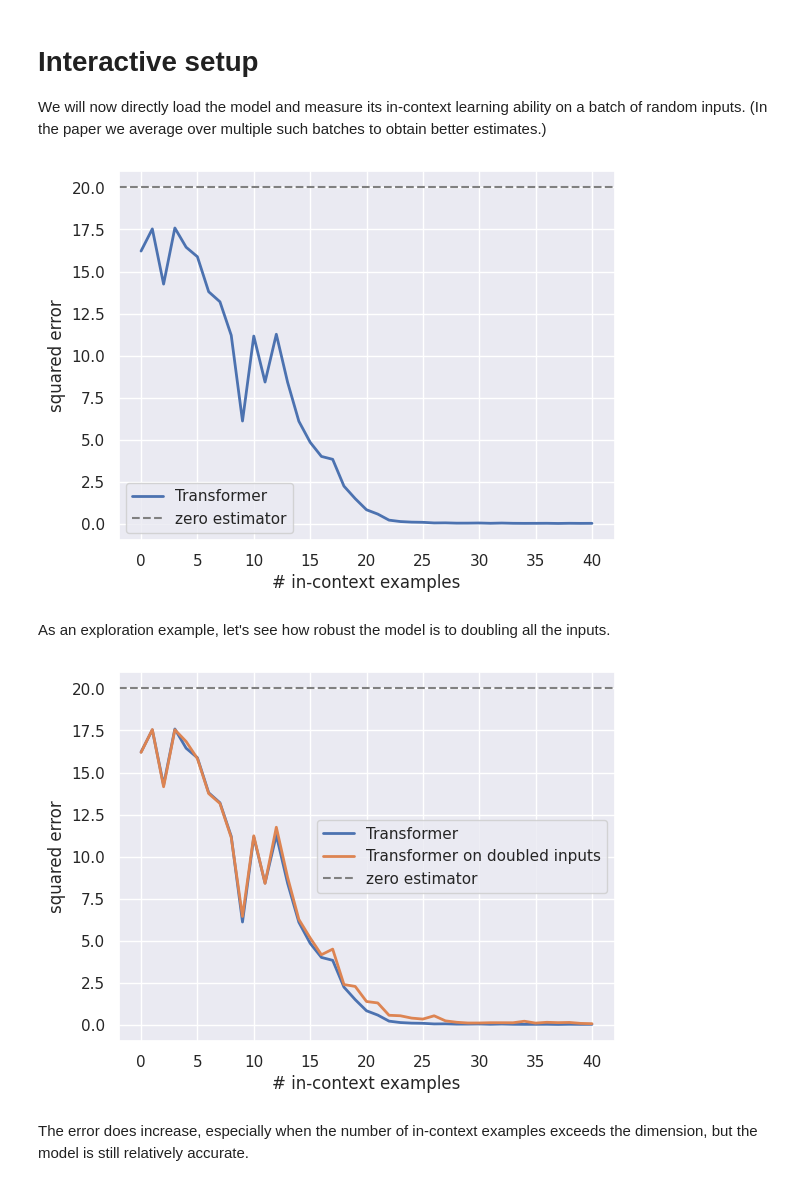
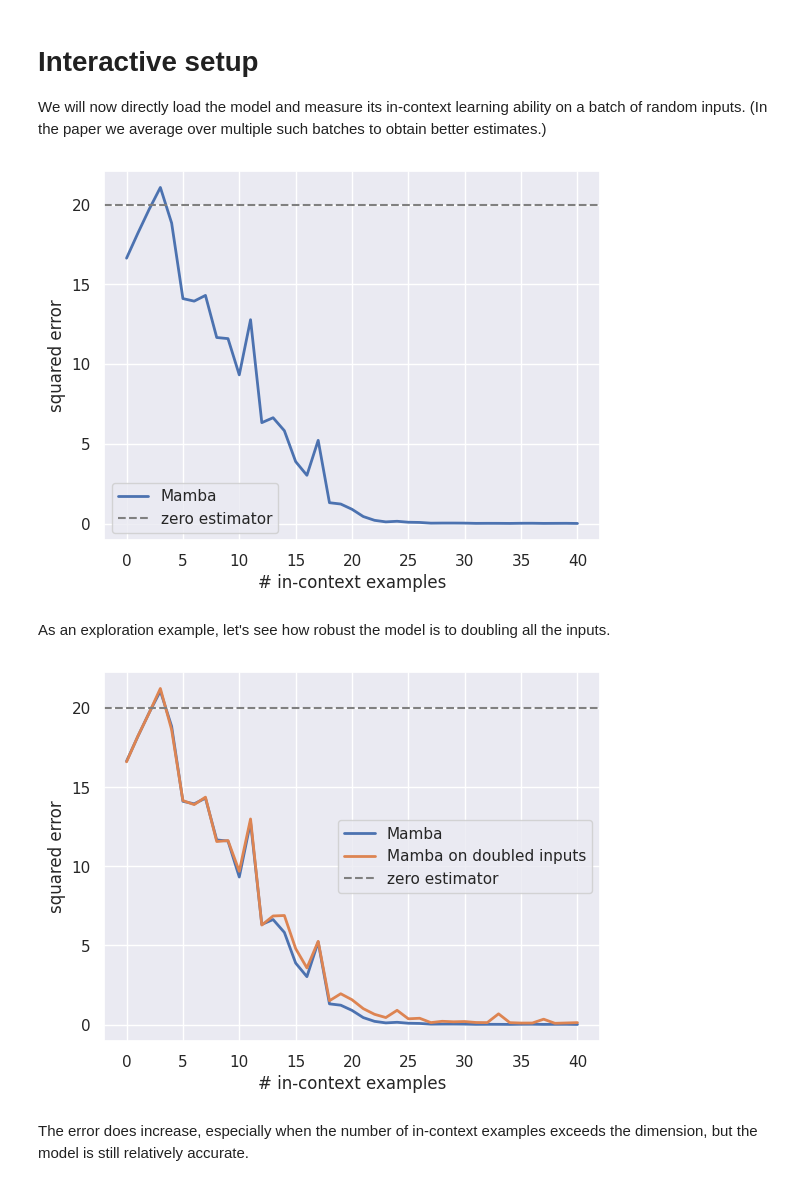
Before and after one commit to AngryAny/cs182-final-project, a Jupyter notebook: src/eval_lr_mamba.ipynb, the cells around one changed output. Saved outputs shown, nothing was run; the diff lists cells and outputs as text; code cells hidden in the pictures.

Commit message:
mamba and standard lr evals

```diff
--- a/src/eval_lr_mamba.ipynb
+++ b/src/eval_lr_mamba.ipynb
@@ -142,14 +142,14 @@ baseline = {
     "decision_tree": 1,
 }[conf.training.task]
 
-plt.plot(loss.mean(axis=0), lw=2, label="Transformer")
+plt.plot(loss.mean(axis=0), lw=2, label="Mamba")
 plt.axhline(baseline, ls="--", color="gray", label="zero estimator")
 plt.xlabel("# in-context examples")
 plt.ylabel("squared error")
 plt.legend()
 plt.show()
 # %% [output]
-[figure, old version]
+[figure, new version]
 # %% [markdown]
 As an exploration example, let's see how robust the model is to doubling all the inputs.
 # %%
@@ -160,14 +160,14 @@ with torch.no_grad():
 # %%
 loss2 = metric(pred2, ys2).numpy()
 
-plt.plot(loss.mean(axis=0), lw=2, label="Transformer")
-plt.plot(loss2.mean(axis=0) / 4, lw=2, label="Transformer on doubled inputs")
+plt.plot(loss.mean(axis=0), lw=2, label="Mamba")
+plt.plot(loss2.mean(axis=0) / 4, lw=2, label="Mamba on doubled inputs")
 plt.axhline(baseline, ls="--", color="gray", label="zero estimator")
 plt.xlabel("# in-context examples")
 plt.ylabel("squared error")
 plt.legend()
 plt.show()
 # %% [output]
-[figure, old version]
+[figure, new version]
 # %% [markdown]
 The error does increase, especially when the number of in-context examples exceeds the dimension, but the model is still relatively accurate.
```
Also changed, not shown: 1 other file.
